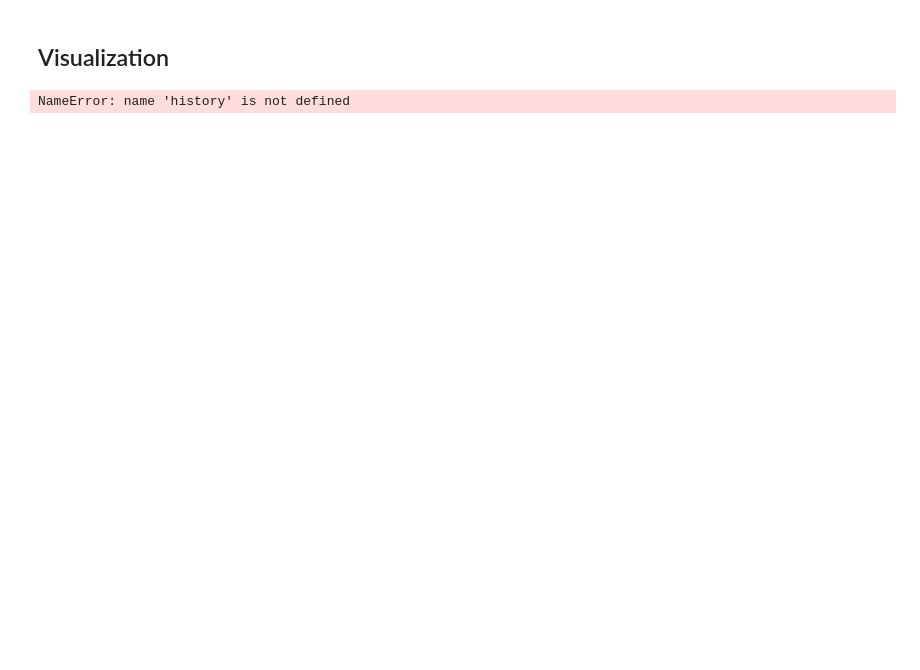
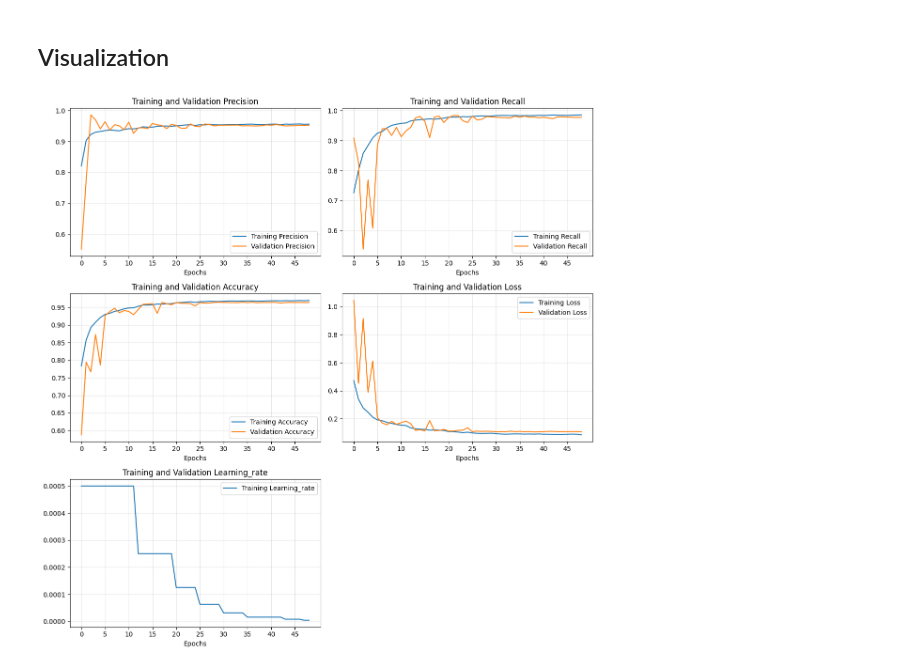
Before and after one commit to Nico-Sander/QR-Code-Classifcation-and-Detection, a Jupyter notebook: notebooks/01_train_model.ipynb, the cells around one changed output. Cells and saved outputs as stored; diff of their text form; code cells hidden in the pictures; blank space fills up the shorter version.

```diff
--- a/notebooks/01_train_model.ipynb
+++ b/notebooks/01_train_model.ipynb
@@ -31,7 +29,7 @@ To enable the following instructions: AVX2 FMA, in other operations, rebuild Ten
 # %% [markdown]
 ## Experiment Manager
 # %%
-def setup_experiment(config):
+def setup_experiment(config, config_source_path):
     """
     Creates a unique run directory and backs up the config.
     Returns: run_dir (Path), log_dir (Path), checkpoint_path (Path)
@@ -51,8 +49,7 @@ def setup_experiment(config):
     checkpoint_dir.mkdir(exist_ok=True)
 
     # Backup the config file
-    with open(run_dir / "config.yaml", 'w') as f:
-        yaml.dump(config, f)
+    shutil.copy(config_source_path, run_dir / "config.yaml")
 
     print(f"🚀 Experiment initialized at: {run_dir}")
     return run_dir, log_dir, checkpoint_dir
@@ -63,5 +60,5 @@ with open(config_path, 'r') as f:
     config = yaml.safe_load(f)
 
 # Setup the run
-run_dir, log_dir, checkpoint_dir = setup_experiment(config)
+run_dir, log_dir, checkpoint_dir = setup_experiment(config, config_path)
 # %% [output]
@@ -221,30 +219,52 @@ Restoring model weights from the end of the best epoch: 7.
 # %% [markdown]
 ## Visualization
 # %%
-# Plotting the results
-acc = history.history['accuracy']
-val_acc = history.history['val_accuracy']
-loss = history.history['loss']
-val_loss = history.history['val_loss']
+import math
 
-epochs_range = range(len(acc))
+def plot_history(history):
+    # 1. Identify unique base metrics (ignore 'val_' prefix)
+    # We filter keys to find the "training" versions (e.g., 'loss', 'accuracy', 'precision')
+    all_keys = history.history.keys()
+    base_metrics = [k for k in all_keys if not k.startswith('val_')]
 
-plt.figure(figsize=(12, 4))
+    # 2. Determine Grid Size
+    n_metrics = len(base_metrics)
+    n_cols = 2  # Two plots per row looks best
+    n_rows = math.ceil(n_metrics / n_cols)
 
-# Accuracy Plot
-plt.subplot(1, 2, 1)
-plt.plot(epochs_range, acc, label='Training Accuracy')
-plt.plot(epochs_range, val_acc, label='Validation Accuracy')
-plt.legend(loc='lower right')
-plt.title('Training and Validation Accuracy')
+    # 3. Create Figure
+    # Scale height based on number of rows
+    plt.figure(figsize=(12, 4 * n_rows))
 
-# Loss Plot
-plt.subplot(1, 2, 2)
-plt.plot(epochs_range, loss, label='Training Loss')
-plt.plot(epochs_range, val_loss, label='Validation Loss')
-plt.legend(loc='upper right')
-plt.title('Training and Validation Loss')
+    epochs_range = range(len(history.history[base_metrics[0]]))
 
-plt.show()
+    for i, metric in enumerate(base_metrics):
+        plt.subplot(n_rows, n_cols, i + 1)
+
+        # Plot Training Metric
+        plt.plot(epochs_range, history.history[metric], label=f'Training {metric.capitalize()}')
+
+        # Plot Validation Metric (if it exists)
+        val_key = f"val_{metric}"
+        if val_key in all_keys:
+            plt.plot(epochs_range, history.history[val_key], label=f'Validation {metric.capitalize()}')
+
+        plt.legend(loc='best')
+        plt.title(f'Training and Validation {metric.capitalize()}')
+        plt.xlabel('Epochs')
+
+        # Only show grid and ticks for cleaner look
+        plt.grid(True, alpha=0.3)
+        # Reduce x-ticks density if many epochs
+        if len(epochs_range) > 20:
+             plt.xticks(epochs_range[::5]) # Show every 5th epoch
+        else:
+             plt.xticks(epochs_range[::2])
+
+    plt.tight_layout()
+    plt.show()
+
+# Usage
+plot_history(history)
 # %% [output]
-NameError: name 'history' is not defined
+[figure, added]
```
Also changed, not shown: parts of 5 cells of this notebook, 14 other files.
